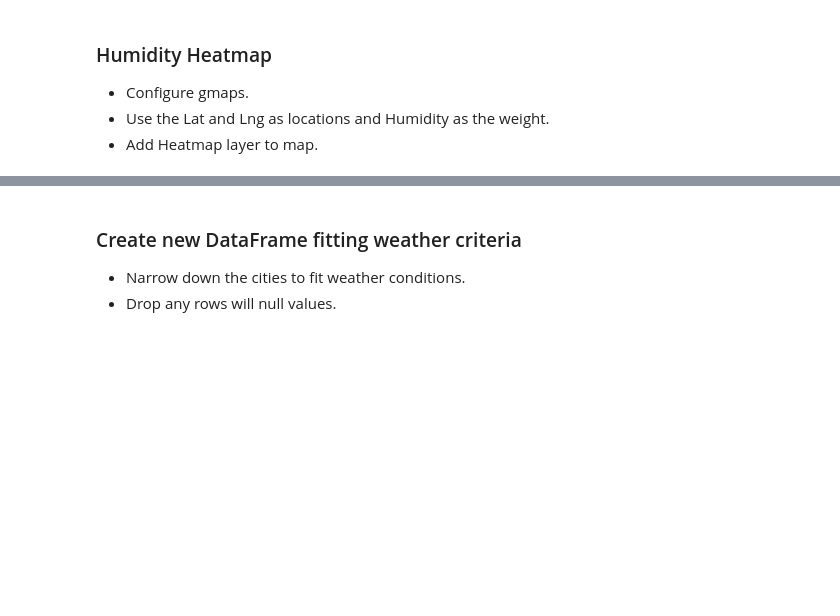
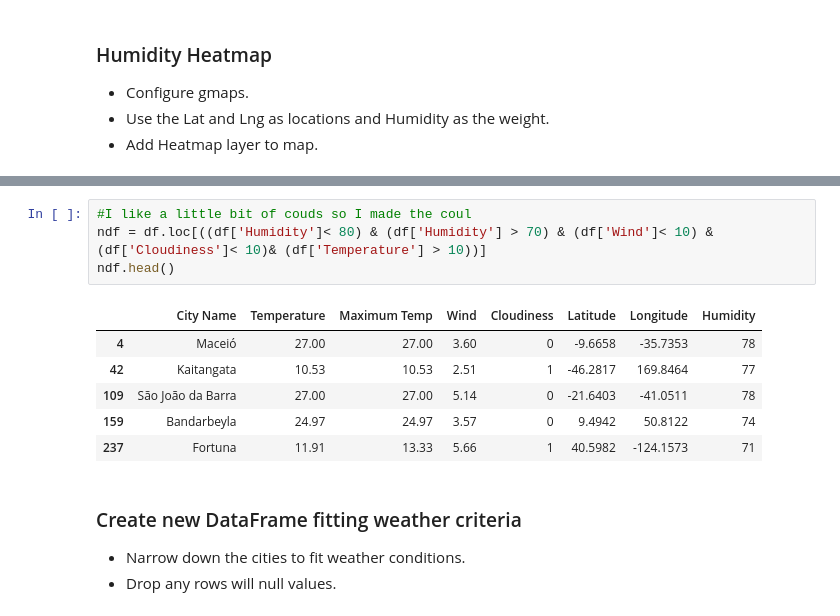
Before and after one commit to Loki-codes/python-API-Homework, a Jupyter notebook: 06-Python-APIs copy/Instructions/starter_code/VacationPy.ipynb, the cells around one changed output, grey strips where cells are left out. Cells and saved outputs as stored; diff of their text form; blank space fills up the shorter version.

```diff
--- a/06-Python-APIs copy/Instructions/starter_code/VacationPy.ipynb
+++ b/06-Python-APIs copy/Instructions/starter_code/VacationPy.ipynb
@@ -46,6 +52,17 @@ fig.add_layer(gmaps.heatmap_layer(locations, weights=weights))
 fig
 # %% [output]
 [interactive output not drawn]
+# %%
+#I like a little bit of couds so I made the coul
+ndf = df.loc[((df['Humidity']< 80) & (df['Humidity'] > 70) & (df['Wind']< 10) & (df['Cloudiness']< 10)& (df['Temperature'] > 10))]
+ndf.head()
+# %% [output]
+|  | City Name | Temperature | Maximum Temp | Wind | Cloudiness | Latitude | Longitude | Humidity |
+| 4 | Maceió | 27.00 | 27.00 | 3.60 | 0 | -9.6658 | -35.7353 | 78 |
+| 42 | Kaitangata | 10.53 | 10.53 | 2.51 | 1 | -46.2817 | 169.8464 | 77 |
+| 109 | São João da Barra | 27.00 | 27.00 | 5.14 | 0 | -21.6403 | -41.0511 | 78 |
+| 159 | Bandarbeyla | 24.97 | 24.97 | 3.57 | 0 | 9.4942 | 50.8122 | 74 |
+| 237 | Fortuna | 11.91 | 13.33 | 5.66 | 1 | 40.5982 | -124.1573 | 71 |
 # %% [markdown]
 ### Create new DataFrame fitting weather criteria
 * Narrow down the cities to fit weather conditions.
```
Also changed, not shown: parts of 8 cells of this notebook.
